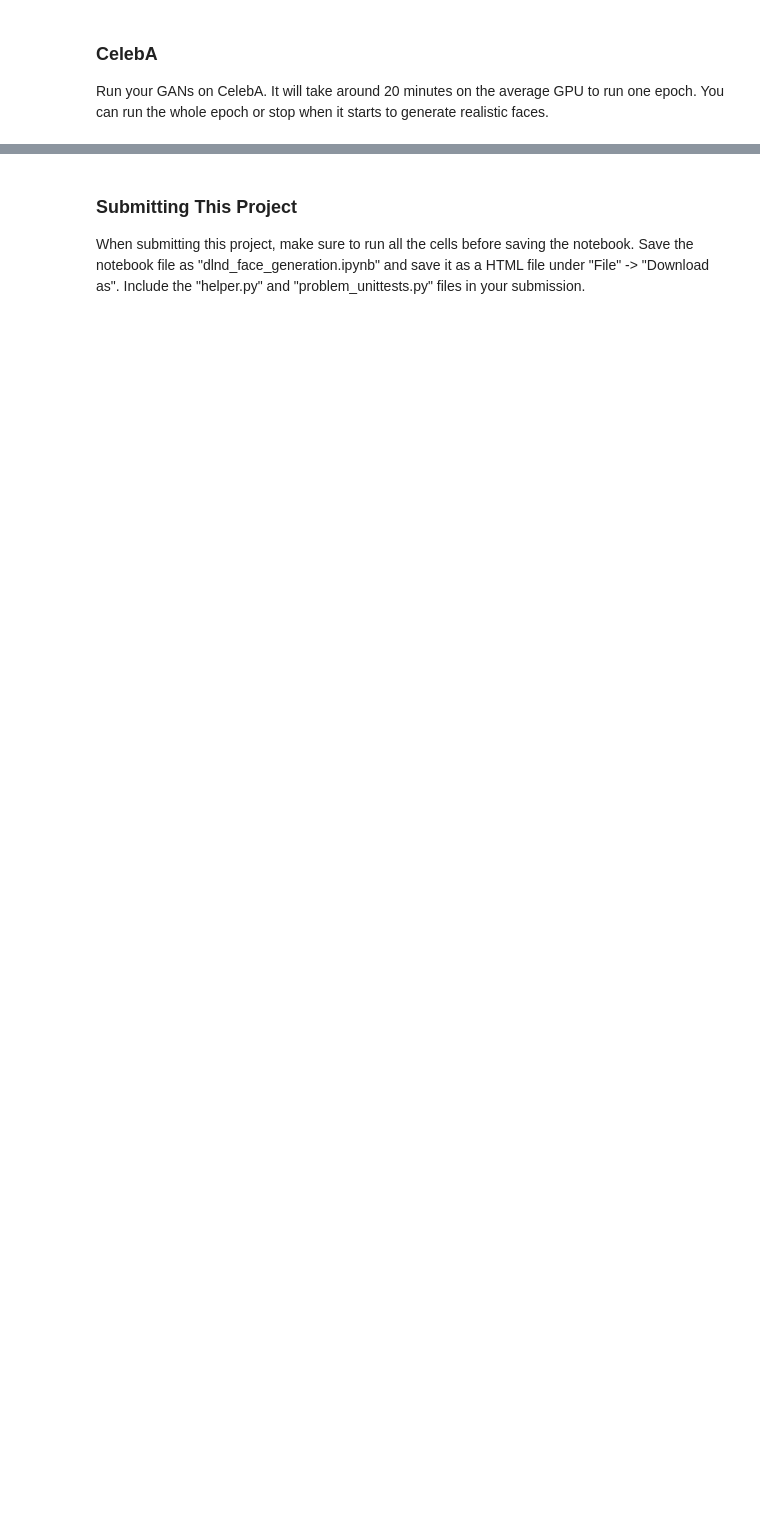
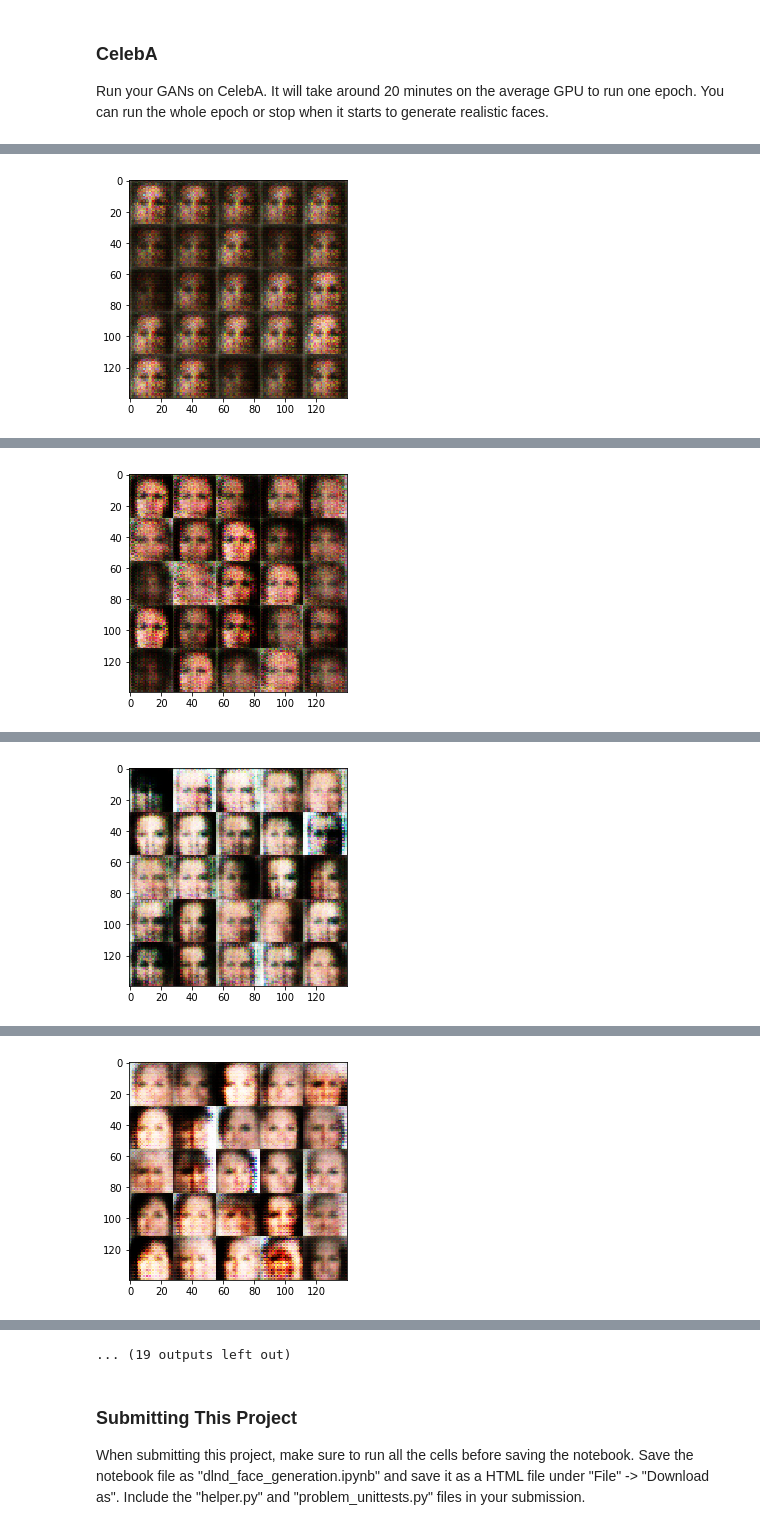
Before and after one commit to asfdfdfd/deep-learning, a Jupyter notebook: face_generation/dlnd_face_generation.ipynb, the cells around one changed output, grey strips where cells are left out. Drawn from its saved outputs; the diff is of its cells as text; code cells hidden in the pictures; blank space fills up the shorter version.

```diff
--- a/face_generation/dlnd_face_generation.ipynb
+++ b/face_generation/dlnd_face_generation.ipynb
@@ -225,7 +232,6 @@ Implement `model_loss` to build the GANs for training and calculate the loss.  T
 - `discriminator(images, reuse=False)`
 - `generator(z, out_channel_dim, is_train=True)`
 # %%
-model_loss_alpha = 0.2
 def model_loss(input_real, input_z, out_channel_dim):
     """
     Get the loss for the discriminator and generator
@@ -234,9 +240,9 @@ def model_loss(input_real, input_z, out_channel_dim):
     :param out_channel_dim: The number of channels in the output image
     :return: A tuple of (discriminator loss, generator loss)
     """
-    g_model = generator(input_z, out_channel_dim, alpha=model_loss_alpha)
-    d_model_real, d_logits_real = discriminator(input_real, alpha=model_loss_alpha)
-    d_model_fake, d_logits_fake = discriminator(g_model, reuse=True, alpha=model_loss_alpha)
+    g_model = generator(input_z, out_channel_dim)
+    d_model_real, d_logits_real = discriminator(input_real)
+    d_model_fake, d_logits_fake = discriminator(g_model, reuse=True)
 
     d_loss_real = tf.reduce_mean(
         tf.nn.sigmoid_cross_entropy_with_logits(logits=d_logits_real, labels=tf.ones_like(d_model_real)))
@@ -328,7 +334,7 @@ Implement `train` to build and train the GANs.  Use the following functions you
 Use the `show_generator_output` to show `generator` output while you train. Running `show_generator_output` for every batch will drastically increase training time and increase the size of the notebook.  It's recommended to print the `generator` output every 100 batches.
 # %%
 train_show_every = 100
-train_print_every = 30
+train_print_every = 10
 
 def train(epoch_count, batch_size, z_dim, learning_rate, beta1, get_batches, data_shape, data_image_mode):
     """
@@ -346,14 +352,12 @@ def train(epoch_count, batch_size, z_dim, learning_rate, beta1, get_batches, dat
     image_height = data_shape[2]
     image_channels = data_shape[3]
 
-    out_channel_dim = 3 if data_image_mode == "RGB" else 1
-
     steps = 0
 
-    input_real, input_z, _ = model_inputs(image_width, image_height, image_channels, z_dim)
+    input_real, input_z, lr = model_inputs(image_width, image_height, image_channels, z_dim)
 
-    d_loss, g_loss = model_loss(input_real, input_z, out_channel_dim)
-    d_train_opt, g_train_opt = model_opt(d_loss, g_loss, learning_rate, beta1)
+    d_loss, g_loss = model_loss(input_real, input_z, image_channels)
+    d_train_opt, g_train_opt = model_opt(d_loss, g_loss, lr, beta1)
 
     with tf.Session() as sess:
         sess.run(tf.global_variables_initializer())
@@ -361,11 +365,14 @@ def train(epoch_count, batch_size, z_dim, learning_rate, beta1, get_batches, dat
             for batch_images in get_batches(batch_size):
                 steps += 1
 
+                # Rescale to [-1; 1] for tanh.
+                batch_images = batch_images * 2
+
                 # Sample random noise for G
                 batch_z = np.random.uniform(-1, 1, size=(batch_size, z_dim))
 
-                _ = sess.run(d_train_opt, feed_dict={input_real: batch_images, input_z: batch_z})
-                _ = sess.run(g_train_opt, feed_dict={input_z: batch_z, input_real: batch_images})
+                _ = sess.run(d_train_opt, feed_dict={input_real: batch_images, input_z: batch_z, lr: learning_rate})
+                _ = sess.run(g_train_opt, feed_dict={input_z: batch_z, input_real: batch_images, lr: learning_rate})
 
                 if steps % train_print_every == 0:
                     train_loss_d = d_loss.eval({input_z: batch_z, input_real: batch_images})
@@ -375,7 +382,7 @@ def train(epoch_count, batch_size, z_dim, learning_rate, beta1, get_batches, dat
                           "Generator Loss: {:.4f}".format(train_loss_g))
 
                 if steps % train_show_every == 0:
-                    show_generator_output(sess, 25, input_z, out_channel_dim, data_image_mode)
+                    show_generator_output(sess, 25, input_z, image_channels, data_image_mode)
 # %% [markdown]
 ### MNIST
 Test your GANs architecture on MNIST.  After 2 epochs, the GANs should be able to generate images that look like handwritten digits.  Make sure the loss of the generator is lower than the loss of the discriminator or close to 0.
@@ -401,10 +474,10 @@ Discriminator Loss: 1.0274... Generator Loss: 0.8953
 ### CelebA
 Run your GANs on CelebA.  It will take around 20 minutes on the average GPU to run one epoch.  You can run the whole epoch or stop when it starts to generate realistic faces.
 # %%
-batch_size = None
-z_dim = None
-learning_rate = None
-beta1 = None
+batch_size = 128
+z_dim = 100
+learning_rate = 0.0002
+beta1 = 0.5
 
 
 """
@@ -416,3 +489,4 @@ celeba_dataset = helper.Dataset('celeba', glob(os.path.join(data_dir, 'img_align
 with tf.Graph().as_default():
     train(epochs, batch_size, z_dim, learning_rate, beta1, celeba_dataset.get_batches,
           celeba_dataset.shape, celeba_dataset.image_mode)
+# %% [output]
@@ -418,0 +503 @@ with tf.Graph().as_default():
+[figure, added]
@@ -418,0 +514 @@ with tf.Graph().as_default():
+[figure, added]
@@ -418,0 +525 @@ with tf.Graph().as_default():
+[figure, added]
@@ -418,0 +536 @@ with tf.Graph().as_default():
+[figure, added]
@@ -419,3 +559,4 @@ with tf.Graph().as_default():
+... (19 outputs left out)
 # %% [markdown]
 ### Submitting This Project
 When submitting this project, make sure to run all the cells before saving the notebook. Save the notebook file as "dlnd_face_generation.ipynb" and save it as a HTML file under "File" -> "Download as". Include the "helper.py" and "problem_unittests.py" files in your submission.
```
Also changed, not shown: parts of 7 cells of this notebook, 1 other file.
